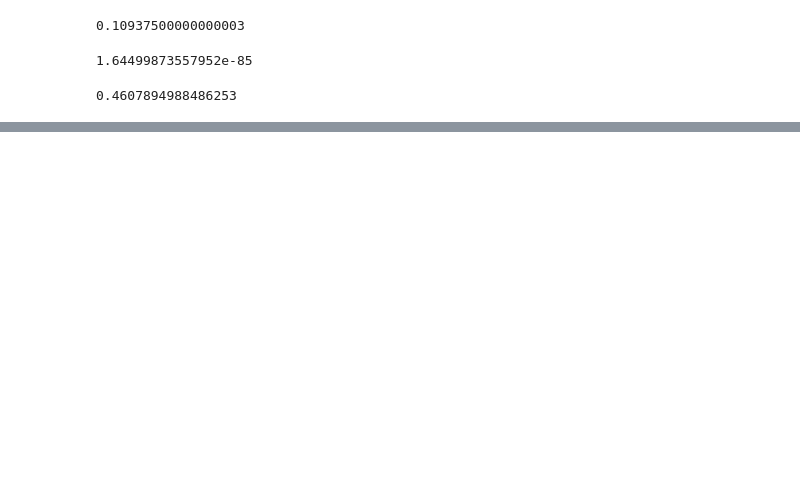
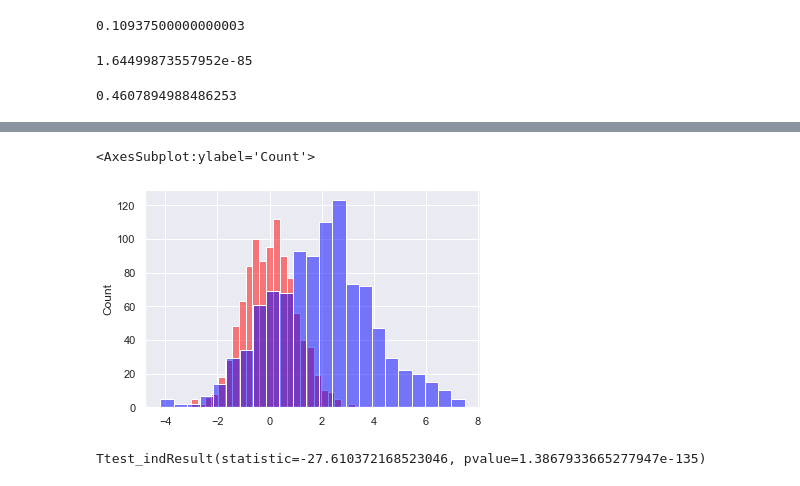
Before and after one commit to arjunc12/cmpinf2120-notebooks, a Jupyter notebook: Probability-and-Stats/probability-and-stats.ipynb, the cells around one changed output, grey strips where cells are left out. Drawn from its saved outputs; the diff is of its cells as text; code cells hidden in the pictures; blank space fills up the shorter version.

```diff
--- a/Probability-and-Stats/probability-and-stats.ipynb
+++ b/Probability-and-Stats/probability-and-stats.ipynb
@@ -90,0 +111,13 @@ Ttest_indResult(statistic=-6.549339916321871, pvalue=7.992643785776163e-11)
+# %%
+sample1 = np.random.normal(loc=0, scale=1, size=1000)
+sample2 = np.random.normal(loc=2, scale=2, size=1000)
+
+sns.histplot(sample1, label='sample1', color='red', alpha=0.5)
+sns.histplot(sample2, label='sample2', color='blue', alpha=0.5)
+# %% [output]
+<AxesSubplot:ylabel='Count'>
+[figure, added]
+# %%
+ttest_ind(sample1, sample2, equal_var=False)
+# %% [output]
+Ttest_indResult(statistic=-27.610372168523046, pvalue=1.3867933665277947e-135)
```
Also changed, not shown: parts of 14 cells of this notebook.
